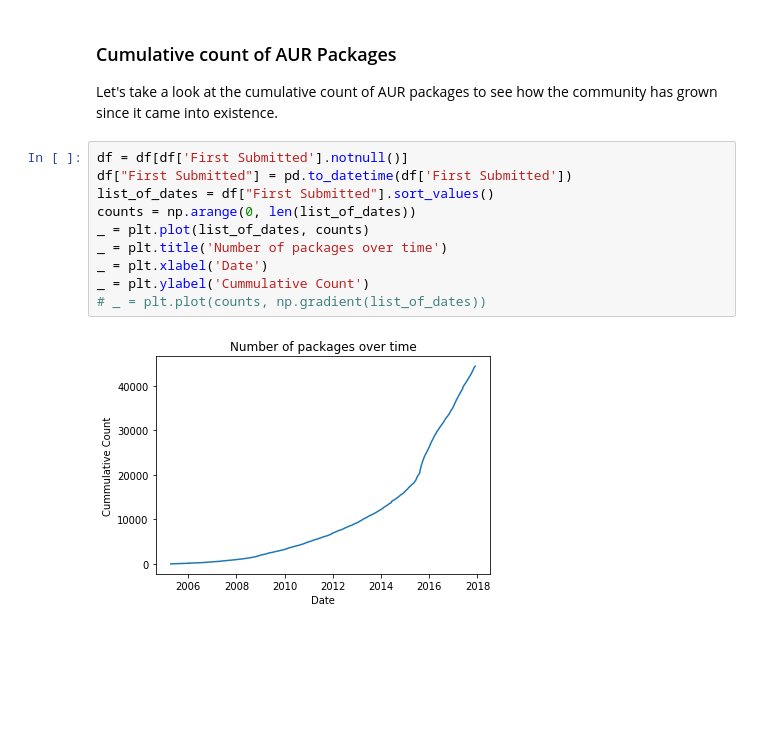
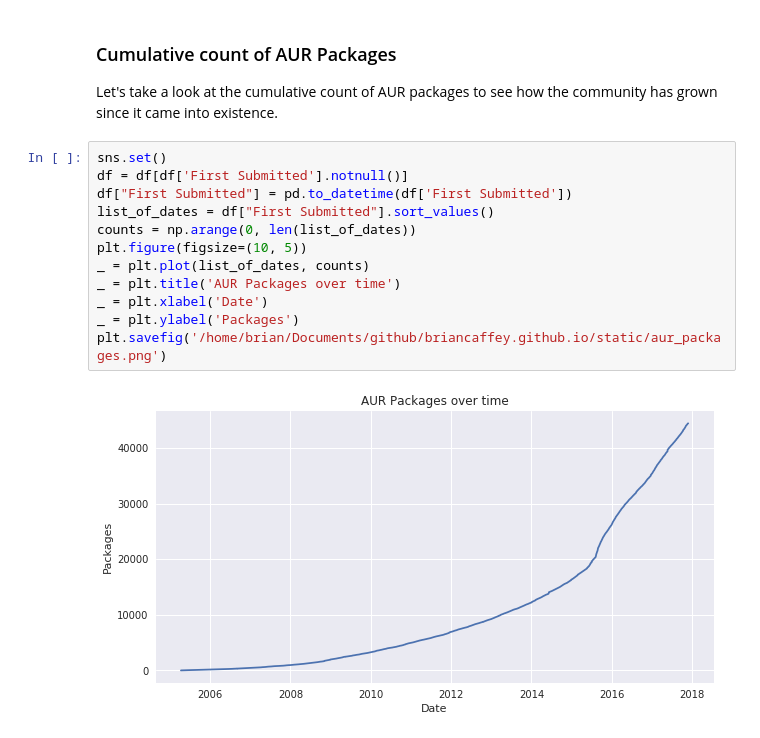
Before and after one commit to briancaffey/AUR-data, a Jupyter notebook: ipynb/AUR_package_data.ipynb, the cells around one changed output. Drawn from its saved outputs; the diff is of its cells as text; blank space fills up the shorter version.

```diff
--- a/ipynb/AUR_package_data.ipynb
+++ b/ipynb/AUR_package_data.ipynb
@@ -111,14 +95,16 @@ df.sample()
 
 Let's take a look at the cumulative count of AUR packages to see how the community has grown since it came into existence.
 # %%
+sns.set()
 df = df[df['First Submitted'].notnull()]
 df["First Submitted"] = pd.to_datetime(df['First Submitted'])
 list_of_dates = df["First Submitted"].sort_values()
 counts = np.arange(0, len(list_of_dates))
+plt.figure(figsize=(10, 5))
 _ = plt.plot(list_of_dates, counts)
-_ = plt.title('Number of packages over time')
+_ = plt.title('AUR Packages over time')
 _ = plt.xlabel('Date')
-_ = plt.ylabel('Cummulative Count')
-# _ = plt.plot(counts, np.gradient(list_of_dates))
+_ = plt.ylabel('Packages')
+plt.savefig('/home/brian/Documents/github/briancaffey.github.io/static/aur_packages.png')
 # %% [output]
-[figure, old version]
+[figure, new version]
```
Also changed, not shown: parts of 5 cells of this notebook, 14 other files.
